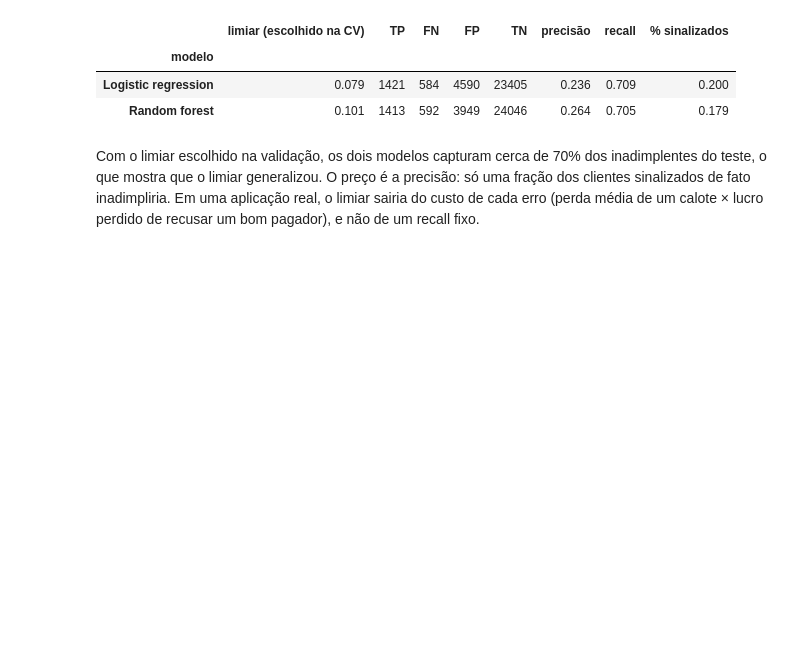
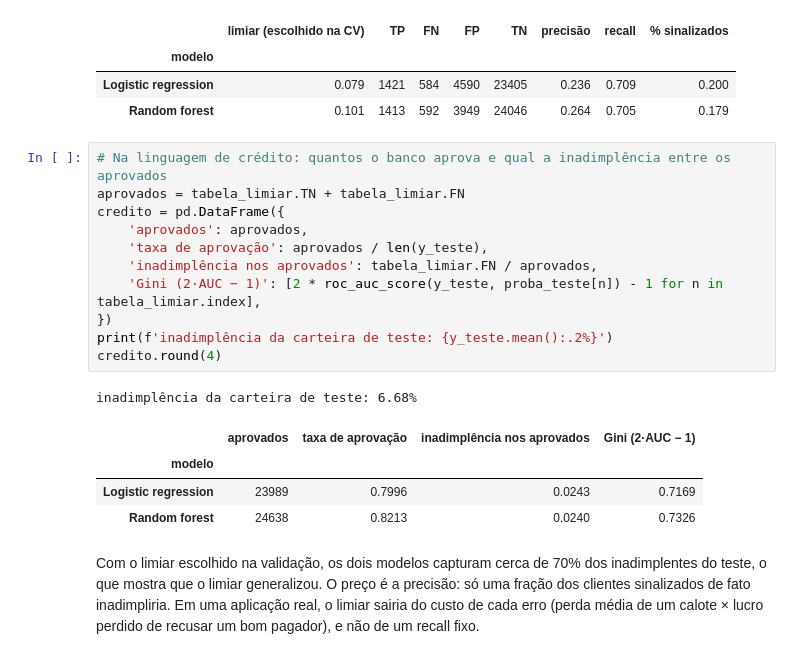
Before and after one commit to LeoDiasTrindade/good-and-bad-payers, a Jupyter notebook: notebooks/02_modelagem.ipynb, the cells around one changed output. Saved outputs shown, nothing was run; the diff lists cells and outputs as text; blank space fills up the shorter version.

```diff
--- a/notebooks/02_modelagem.ipynb
+++ b/notebooks/02_modelagem.ipynb
@@ -528,6 +528,23 @@ tabela_limiar.round(3)
 | modelo |  |  |  |  |  |  |  |  |
 | Logistic regression | 0.079 | 1421 | 584 | 4590 | 23405 | 0.236 | 0.709 | 0.200 |
 | Random forest | 0.101 | 1413 | 592 | 3949 | 24046 | 0.264 | 0.705 | 0.179 |
+# %%
+# Na linguagem de crédito: quantos o banco aprova e qual a inadimplência entre os aprovados
+aprovados = tabela_limiar.TN + tabela_limiar.FN
+credito = pd.DataFrame({
+    'aprovados': aprovados,
+    'taxa de aprovação': aprovados / len(y_teste),
+    'inadimplência nos aprovados': tabela_limiar.FN / aprovados,
+    'Gini (2·AUC − 1)': [2 * roc_auc_score(y_teste, proba_teste[n]) - 1 for n in tabela_limiar.index],
+})
+print(f'inadimplência da carteira de teste: {y_teste.mean():.2%}')
+credito.round(4)
+# %% [output]
+inadimplência da carteira de teste: 6.68%
+|  | aprovados | taxa de aprovação | inadimplência nos aprovados | Gini (2·AUC − 1) |
+| modelo |  |  |  |  |
+| Logistic regression | 23989 | 0.7996 | 0.0243 | 0.7169 |
+| Random forest | 24638 | 0.8213 | 0.0240 | 0.7326 |
 # %% [markdown]
 Com o limiar escolhido na validação, os dois modelos capturam cerca de 70% dos inadimplentes do teste, o que mostra que o limiar generalizou. O preço é a precisão: só uma fração dos clientes sinalizados de fato inadimpliria. Em uma aplicação real, o limiar sairia do custo de cada erro (perda média de um calote × lucro perdido de recusar um bom pagador), e não de um recall fixo.
 # %% [markdown]
```
Also changed, not shown: parts of 15 cells of this notebook.
